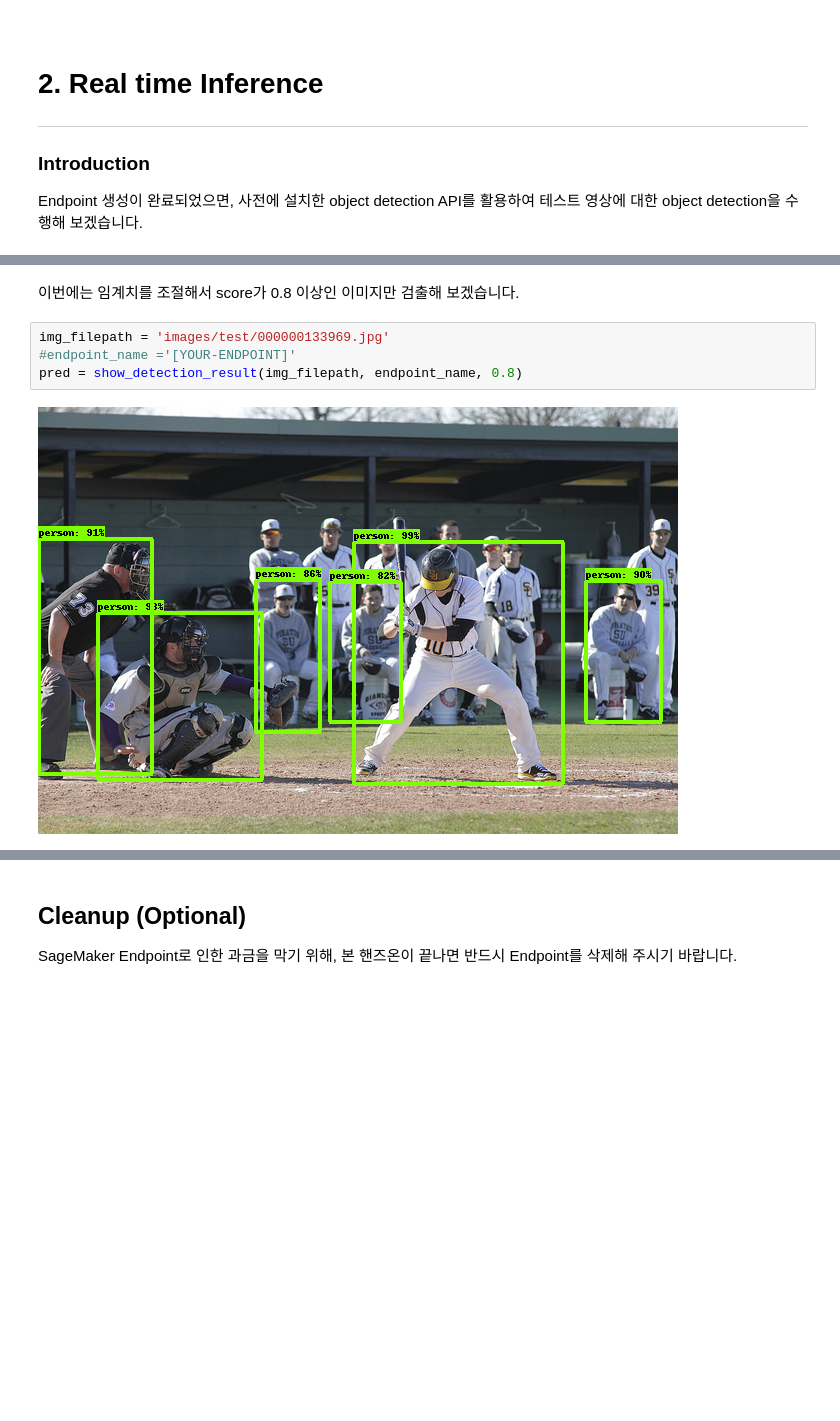
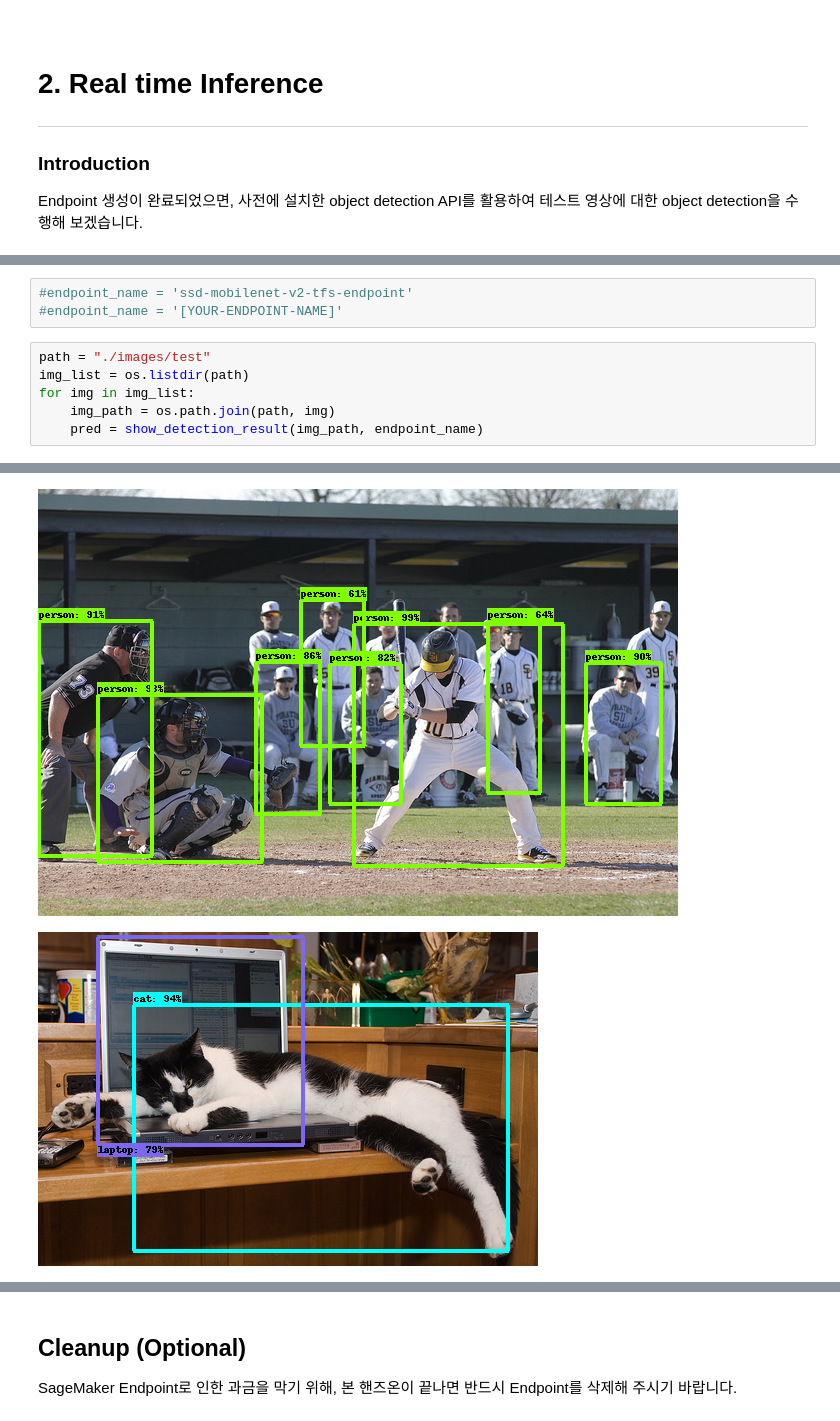
Before and after one commit to daekeun-ml/tfs-workshop, a Jupyter notebook: tensorflow-serving-endpoint.ipynb, the cells around one changed output, grey strips where cells are left out. Saved outputs shown, nothing was run; the diff lists cells and outputs as text; blank space fills up the shorter version.

```diff
--- a/tensorflow-serving-endpoint.ipynb
+++ b/tensorflow-serving-endpoint.ipynb
@@ -362,8 +348,10 @@ WARNING:tensorflow:From /home/ec2-user/anaconda3/envs/tensorflow_p36/lib/python3
-# %% [markdown]
-이번에는 임계치를 조절해서 score가 0.8 이상인 이미지만 검출해 보겠습니다.
-# %%
-img_filepath = 'images/test/000000133969.jpg'
-#endpoint_name ='[YOUR-ENDPOINT]'
-pred = show_detection_result(img_filepath, endpoint_name, 0.8)
-# %% [output]
-[figure, removed]
+# %%
+#endpoint_name = 'ssd-mobilenet-v2-tfs-endpoint'
+#endpoint_name = '[YOUR-ENDPOINT-NAME]'
+# %%
+path = "./images/test"
+img_list = os.listdir(path)
+for img in img_list:
+    img_path = os.path.join(path, img)
+    pred = show_detection_result(img_path, endpoint_name)
+# %% [output]
@@ -369,0 +359,2 @@ pred = show_detection_result(img_filepath, endpoint_name, 0.8)
+[figure, added]
+[figure, added]
```
Also changed, not shown: parts of 8 cells of this notebook, 2 other files.
